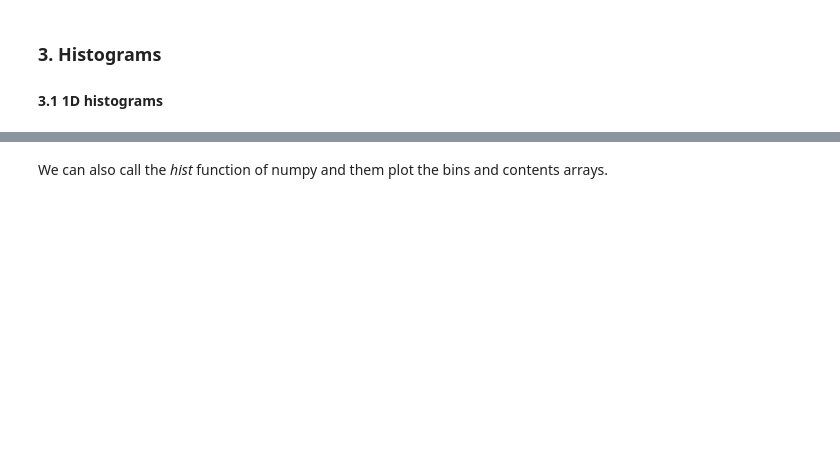
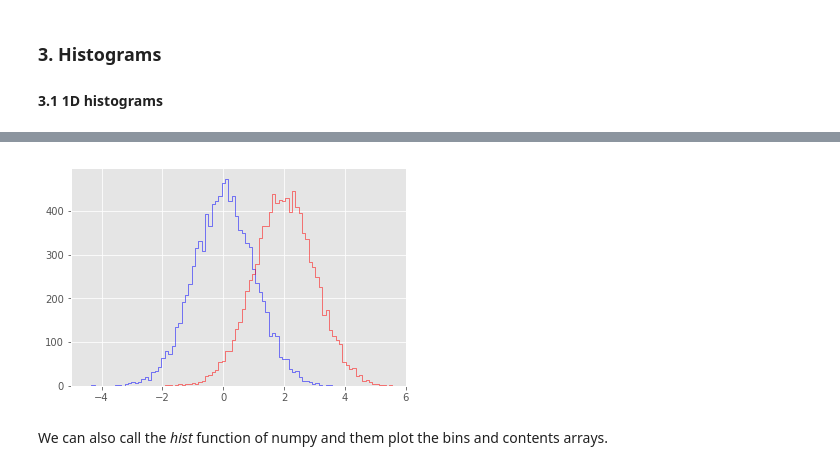
Before and after one commit to jahernando/uscpycourse, a Jupyter notebook: plt-II-shortcut.ipynb, the cells around one changed output, grey strips where cells are left out. Cells and saved outputs as stored; diff of their text form; code cells hidden in the pictures; blank space fills up the shorter version.

```diff
--- a/plt-II-shortcut.ipynb
+++ b/plt-II-shortcut.ipynb
@@ -220,3 +218,16 @@ ax.set_xlim((-5., 6.));
+# %%
+fig, ax = plt.subplots()
+
+xs = np.random.normal(0, 1, 10000)
+ys = np.random.normal(2, 1, 10000)
+
+#xbins, vals = np.histogram(xs)
+ax.hist(xs, bins=100, range = (-5., 6.), color = 'blue', histtype = 'step')
+ax.hist(ys, bins=100, range = (-5., 6.), color = 'red' , histtype = 'step')
+ax.set_xlim((-5., 6.))
+ax.set_xlim((-5., 6.));
+# %% [output]
+[figure, added]
 # %% [markdown]
 We can also call the *hist* function of numpy and them plot the bins and contents arrays.
 # %%
```
Also changed, not shown: parts of 22 cells of this notebook, 6 other files.
